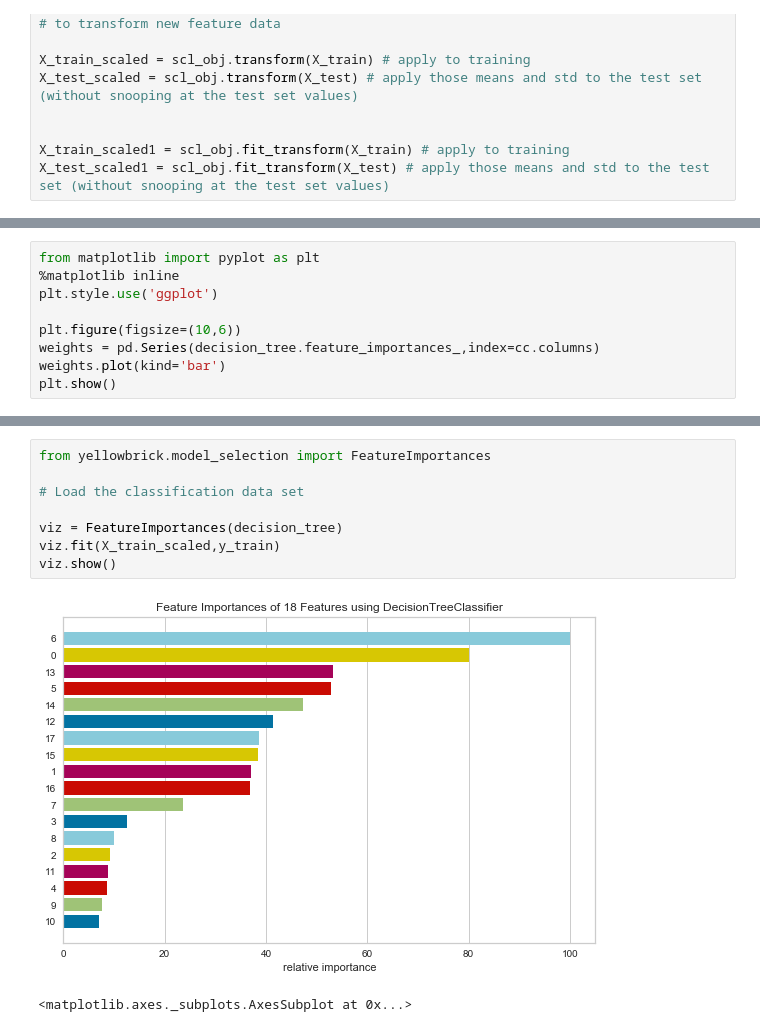
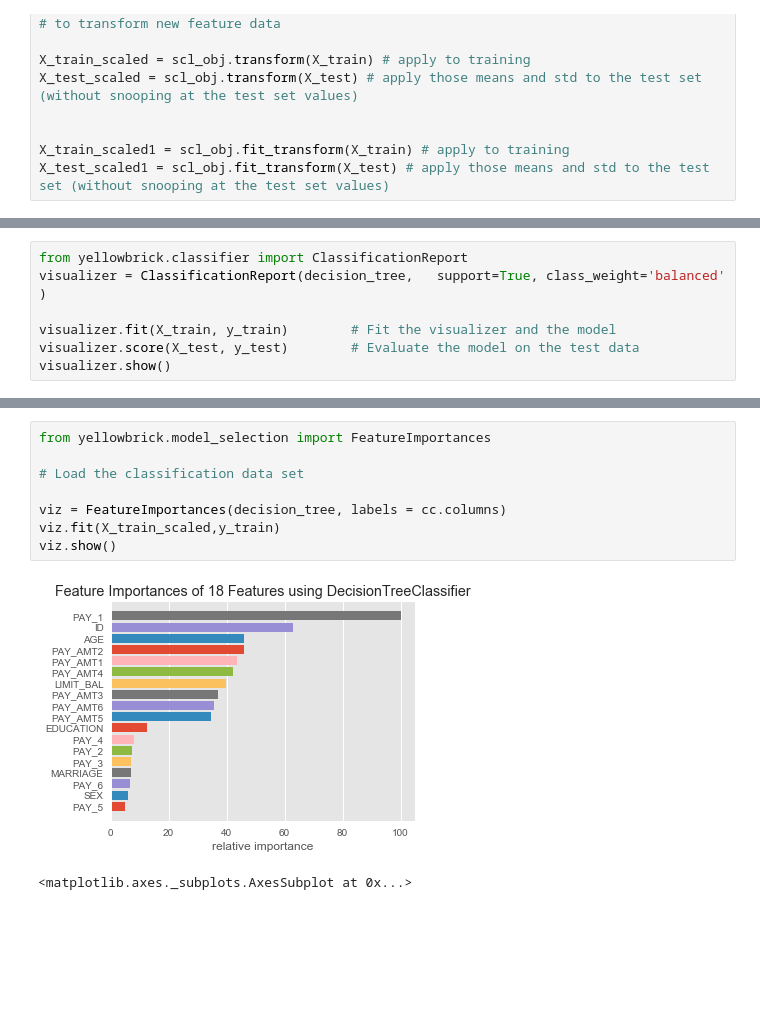
Before and after one commit to pankajti/MSDS_7331_Lab2, a Jupyter notebook: modelling/decision_tree.ipynb, the cells around one changed output, grey strips where cells are left out. Drawn from its saved outputs; the diff is of its cells as text; blank space fills up the shorter version.

Commit message:
additional details on models

```diff
--- a/modelling/decision_tree.ipynb
+++ b/modelling/decision_tree.ipynb
@@ -197 +197,8 @@ viz.show()
 <matplotlib.axes._subplots.AxesSubplot at 0x...>
+# %%
+from yellowbrick.classifier import ClassificationReport
+visualizer = ClassificationReport(decision_tree,   support=True, class_weight='balanced'   )
+
+visualizer.fit(X_train, y_train)        # Fit the visualizer and the model
+visualizer.score(X_test, y_test)        # Evaluate the model on the test data
+visualizer.show()
@@ -244,9 +253,0 @@ PAY_1 has weight of 0.18318579602322282
-# %%
-from matplotlib import pyplot as plt
-%matplotlib inline
-plt.style.use('ggplot')
-
-plt.figure(figsize=(10,6))
-weights = pd.Series(decision_tree.feature_importances_,index=cc.columns)
-weights.plot(kind='bar')
-plt.show()
@@ -255,13 +254,13 @@ plt.show()
 # %%
 from yellowbrick.model_selection import FeatureImportances
 
 # Load the classification data set
 
-viz = FeatureImportances(decision_tree)
+viz = FeatureImportances(decision_tree, labels = cc.columns)
 viz.fit(X_train_scaled,y_train)
 viz.show()
 # %% [output]
-[figure, old version]
+[figure, new version]
 <matplotlib.axes._subplots.AxesSubplot at 0x...>
 # %%
 cm = confusion_matrix(y_hat, y_test)
```
Also changed, not shown: parts of 12 cells of this notebook, 1 other file.
